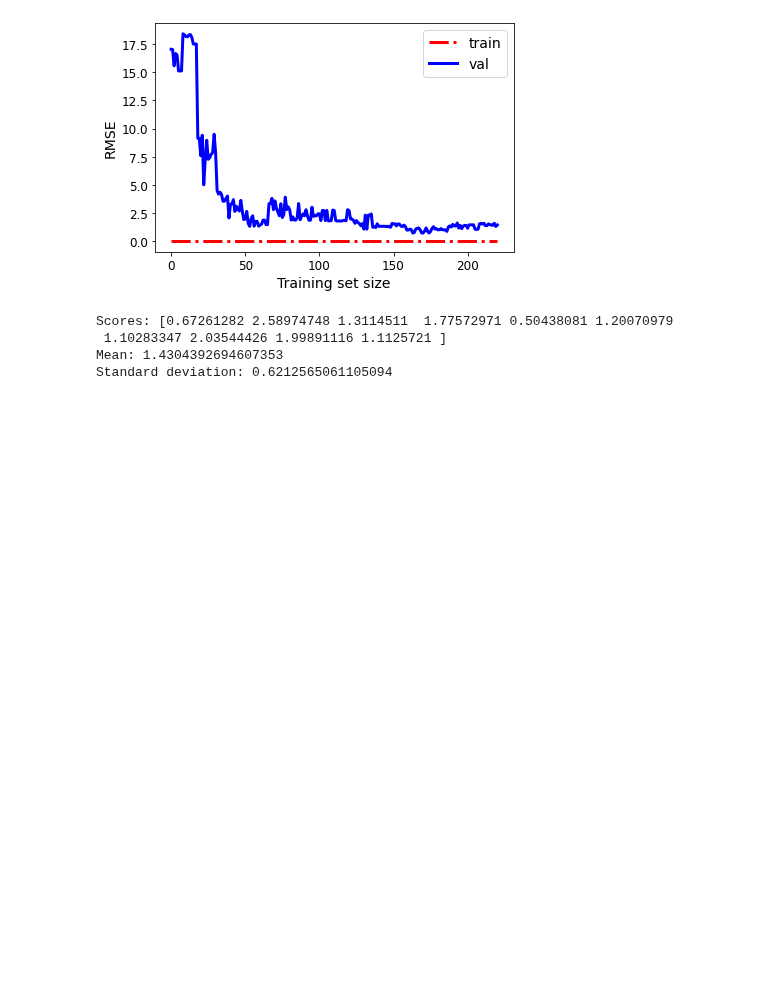
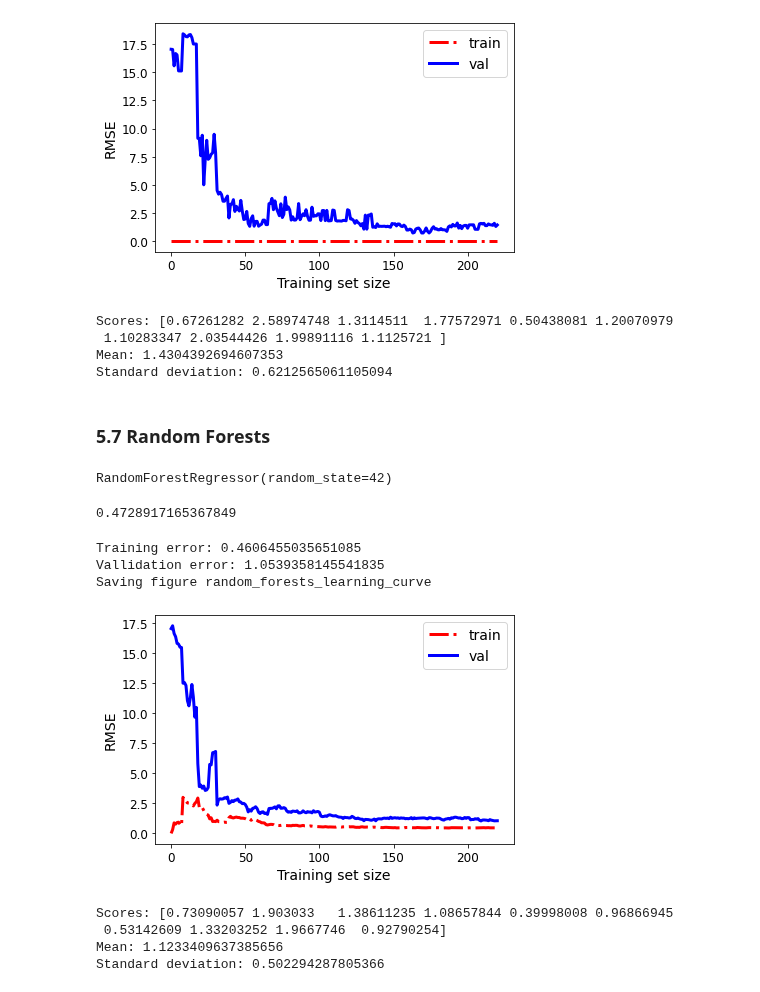
Before and after one commit to dujest/yacht-resistance, a Jupyter notebook: yacht_resistance_prediction.ipynb, the cells around one changed output. Drawn from its saved outputs; the diff is of its cells as text; code cells hidden in the pictures; blank space fills up the shorter version.

Commit message:
random forests

```diff
--- a/yacht_resistance_prediction.ipynb
+++ b/yacht_resistance_prediction.ipynb
@@ -594,3 +594,38 @@ Scores: [0.67261282 2.58974748 1.3114511  1.77572971 0.50438081 1.20070979
  1.10283347 2.03544426 1.99891116 1.1125721 ]
 Mean: 1.4304392694607353
 Standard deviation: 0.6212565061105094
+# %% [markdown]
+### 5.7 Random Forests
+# %%
+from sklearn.ensemble import RandomForestRegressor
+
+forest_reg = RandomForestRegressor(n_estimators=100, random_state=42)
+forest_reg.fit(yacht_features_tr, yacht_labels)
+# %% [output]
+RandomForestRegressor(random_state=42)
+# %%
+forest_yacht_predictions = forest_reg.predict(yacht_features_tr)
+forest_mse = mean_squared_error(yacht_labels, forest_yacht_predictions)
+forest_rmse = np.sqrt(forest_mse)
+forest_rmse
+# %% [output]
+0.4728917165367849
+# %%
+plot_learning_curves(forest_reg, yacht_features_tr, yacht_labels)
+save_fig("random_forests_learning_curve")
+# %% [output]
+Training error: 0.4606455035651085
+Vallidation error: 1.0539358145541835
+Saving figure random_forests_learning_curve
+[figure, added]
+# %%
+forest_mse_scores = cross_val_score(forest_reg, yacht_features_tr, yacht_labels,
+                        scoring="neg_mean_squared_error", cv=10)
+
+forest_rmse_scores = np.sqrt(-forest_mse_scores)
+display_scores(forest_rmse_scores)
+# %% [output]
+Scores: [0.73090057 1.903033   1.38611235 1.08657844 0.39998008 0.96866945
+ 0.53142609 1.33203252 1.9667746  0.92790254]
+Mean: 1.1233409637385656
+Standard deviation: 0.502294287805366
```
